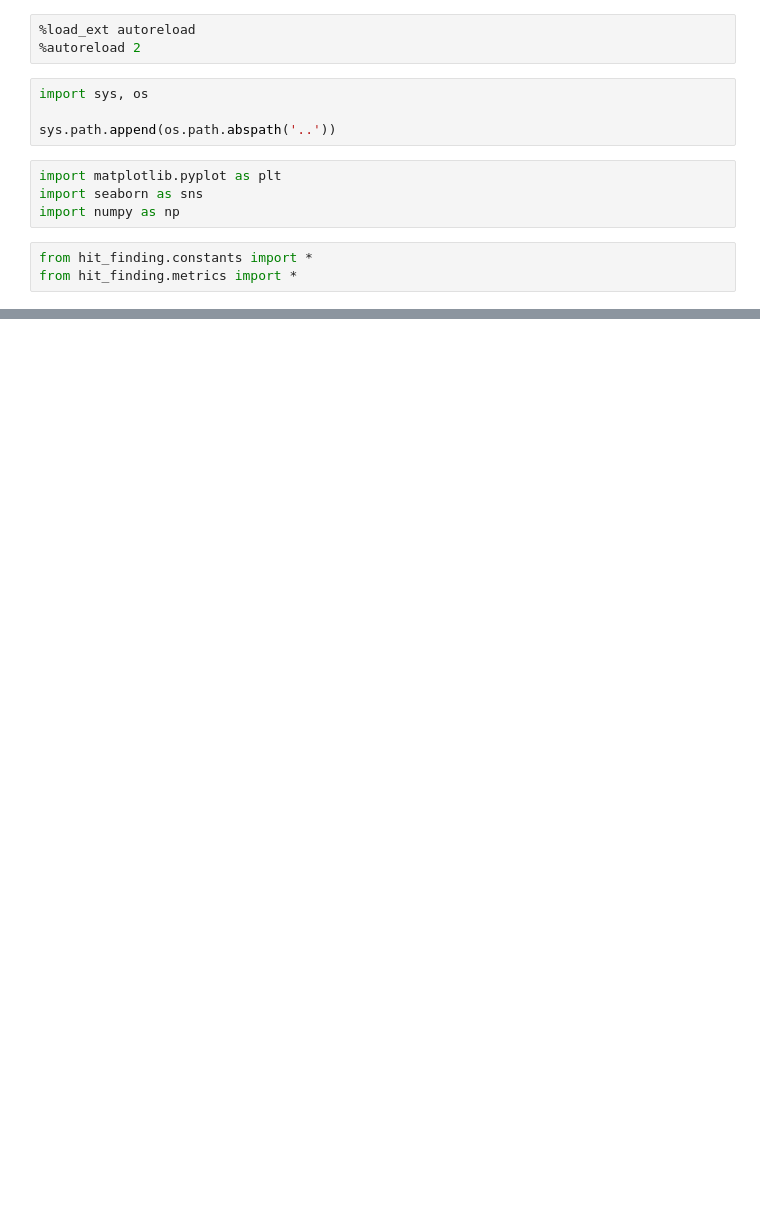
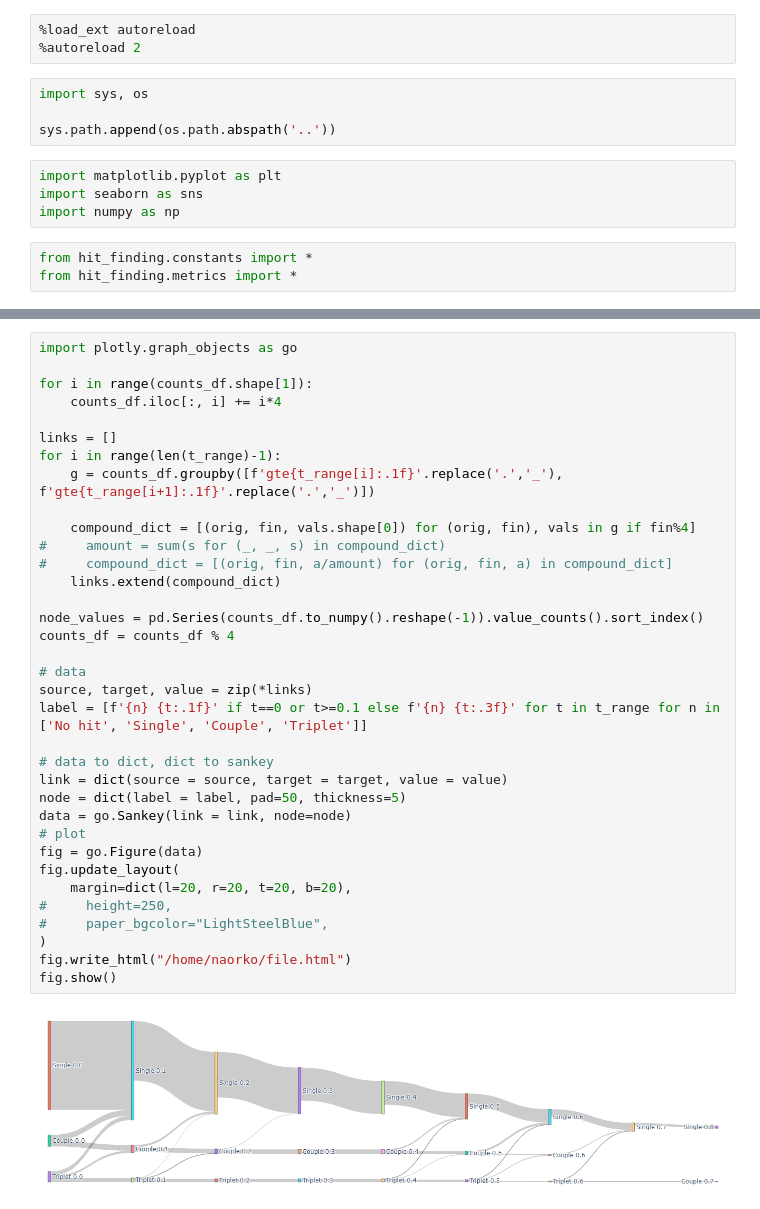
Before and after one commit to leorrose/CellProfiling-research, a Jupyter notebook: code/notebooks/Repeated-Results.ipynb, the cells around one changed output, grey strips where cells are left out. Cells and saved outputs as stored; diff of their text form; blank space fills up the shorter version.

```diff
--- a/code/notebooks/Repeated-Results.ipynb
+++ b/code/notebooks/Repeated-Results.ipynb
@@ -252,0 +64,37 @@ _ = ax.set_xticklabels(ax.get_xticklabels(), rotation=45, ha='right')
+# %%
+import plotly.graph_objects as go
+
+for i in range(counts_df.shape[1]):
+    counts_df.iloc[:, i] += i*4
+
+links = []
+for i in range(len(t_range)-1):
+    g = counts_df.groupby([f'gte{t_range[i]:.1f}'.replace('.','_'), f'gte{t_range[i+1]:.1f}'.replace('.','_')])
+
+    compound_dict = [(orig, fin, vals.shape[0]) for (orig, fin), vals in g if fin%4]
+#     amount = sum(s for (_, _, s) in compound_dict)
+#     compound_dict = [(orig, fin, a/amount) for (orig, fin, a) in compound_dict]
+    links.extend(compound_dict)
+
+node_values = pd.Series(counts_df.to_numpy().reshape(-1)).value_counts().sort_index()
+counts_df = counts_df % 4
+
+# data
+source, target, value = zip(*links)
+label = [f'{n} {t:.1f}' if t==0 or t>=0.1 else f'{n} {t:.3f}' for t in t_range for n in ['No hit', 'Single', 'Couple', 'Triplet']]
+
+# data to dict, dict to sankey
+link = dict(source = source, target = target, value = value)
+node = dict(label = label, pad=50, thickness=5)
+data = go.Sankey(link = link, node=node)
+# plot
+fig = go.Figure(data)
+fig.update_layout(
+    margin=dict(l=20, r=20, t=20, b=20),
+#     height=250,
+#     paper_bgcolor="LightSteelBlue",
+)
+fig.write_html("/home/naorko/file.html")
+fig.show()
+# %% [output]
+[figure, added]
```
Also changed, not shown: parts of 45 cells of this notebook.
